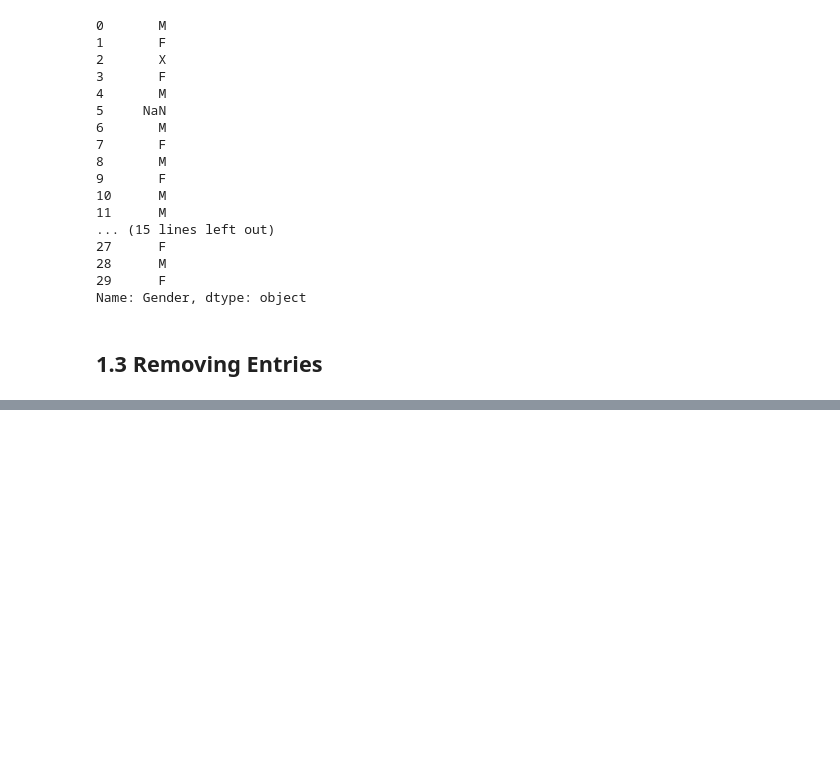
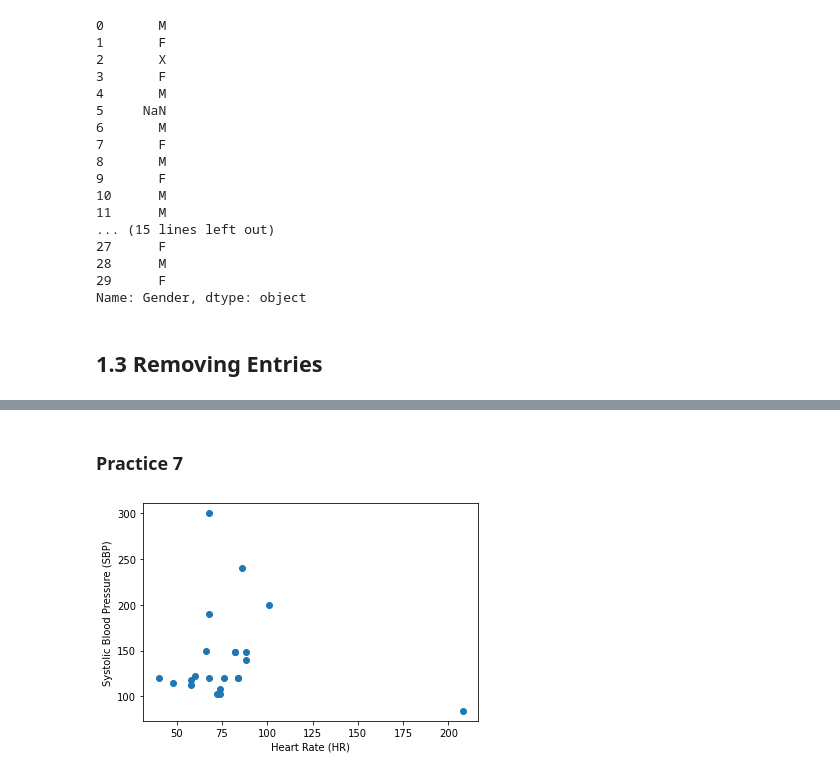
Before and after one commit to gabrielmlow21/fit1043-labs, a Jupyter notebook: week_4/Week 4.ipynb, the cells around one changed output, grey strips where cells are left out. Cells and saved outputs as stored; diff of their text form; code cells hidden in the pictures; blank space fills up the shorter version.

```diff
--- a/week_4/Week 4.ipynb
+++ b/week_4/Week 4.ipynb
@@ -148,0 +182,3 @@ Name: Gender, dtype: object
+# %%
+df = df[df['SBP'] <= 350]
+df.shape
@@ -148,0 +209,4 @@ Name: Gender, dtype: object
+# %%
+filt2 = df['HR'] >= 30
+df = df[filt2]
+df
@@ -148,0 +231,9 @@ Name: Gender, dtype: object
+# %% [markdown]
+### Practice 7
+# %%
+plt.scatter(df['HR'], df['SBP'])
+plt.xlabel('Heart Rate (HR)')
+plt.ylabel('Systolic Blood Pressure (SBP)')
+plt.show()
+# %% [output]
+[figure, added]
```
Also changed, not shown: parts of 9 cells of this notebook.
